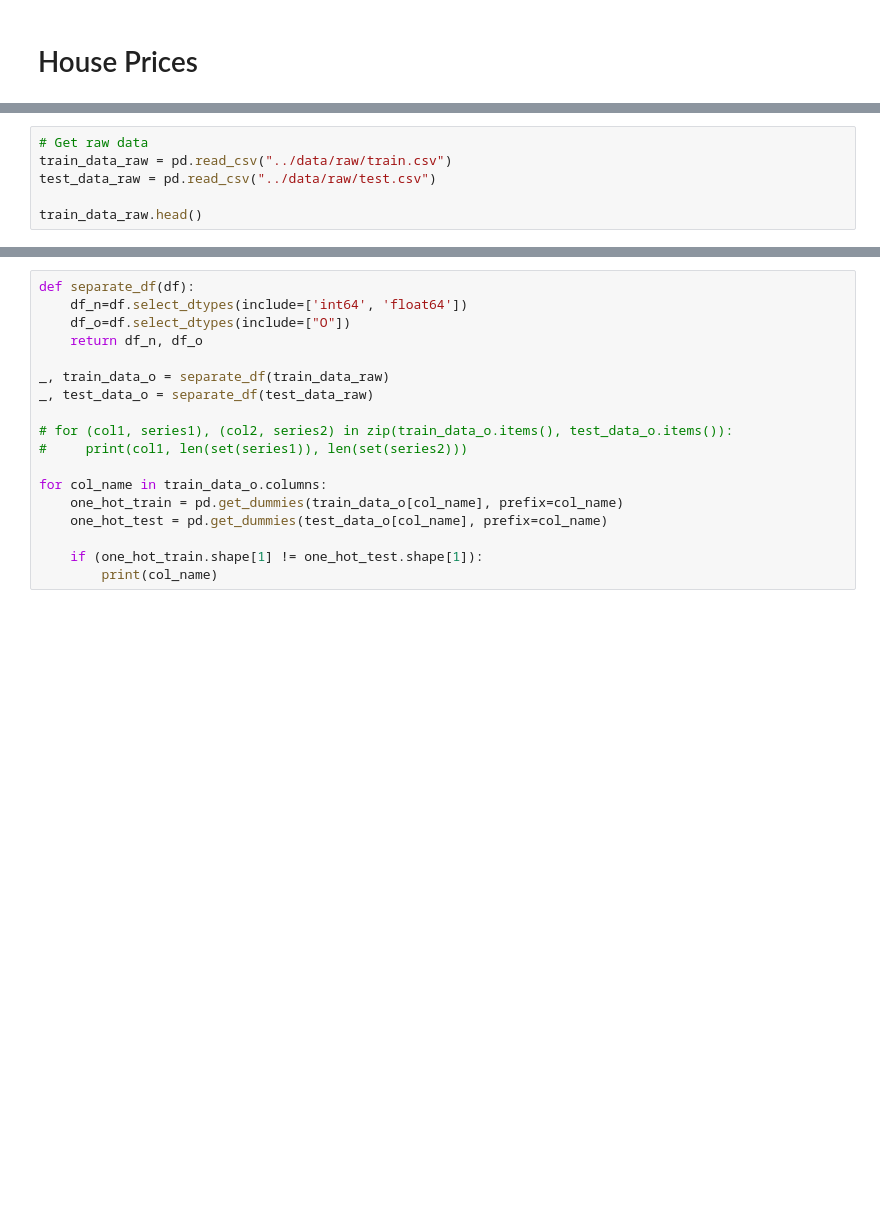
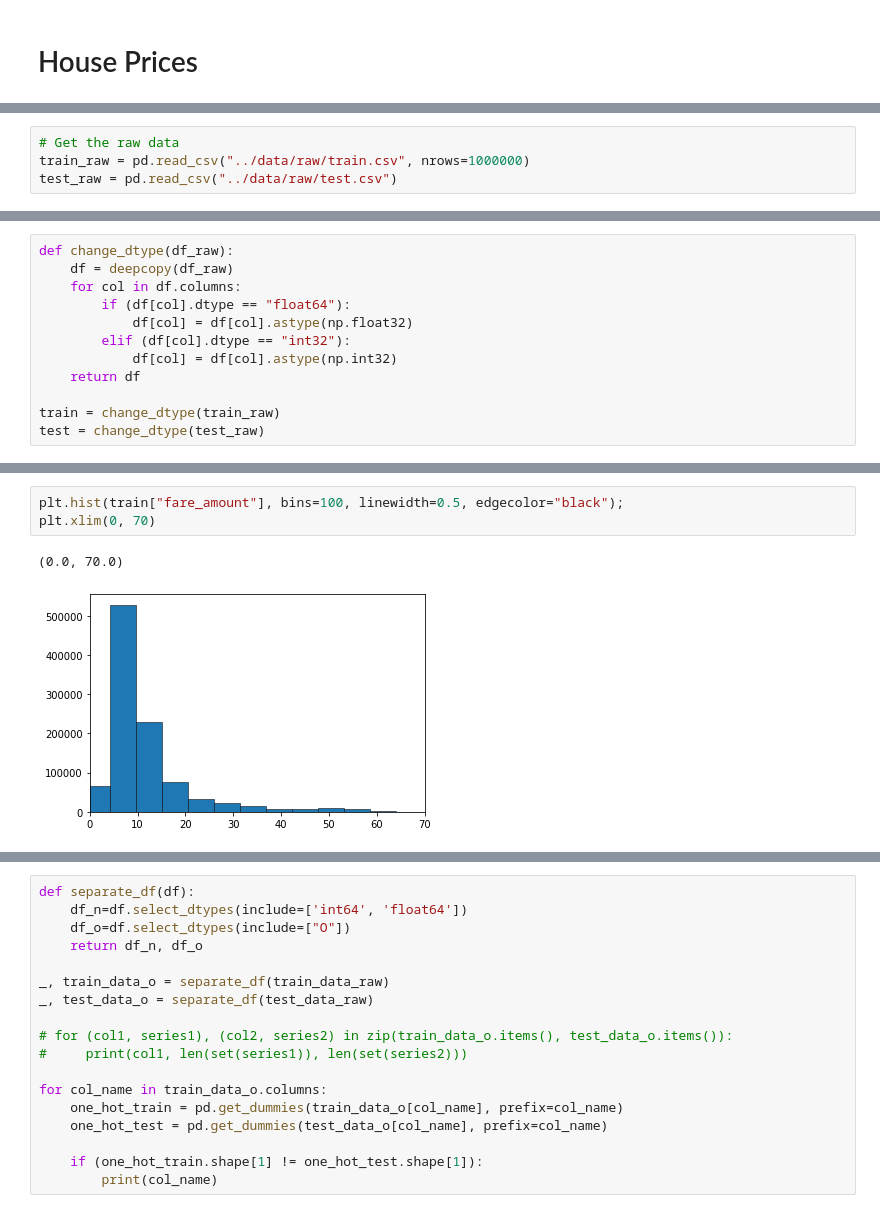
Before and after one commit to junya737/taxi-fare, a Jupyter notebook: scripts/main.ipynb, the cells around one changed output, grey strips where cells are left out. Cells and saved outputs as stored; diff of their text form; blank space fills up the shorter version.

```diff
--- a/scripts/main.ipynb
+++ b/scripts/main.ipynb
@@ -19,6 +35,4 @@ from modules import function
 # %%
-# Get raw data
-train_data_raw = pd.read_csv("../data/raw/train.csv")
-test_data_raw = pd.read_csv("../data/raw/test.csv")
-
-train_data_raw.head()
+# Get the raw data
+train_raw = pd.read_csv("../data/raw/train.csv", nrows=1000000)
+test_raw = pd.read_csv("../data/raw/test.csv")
@@ -76,0 +51,12 @@ memory usage: 924.0+ KB
+# %%
+def change_dtype(df_raw):
+    df = deepcopy(df_raw)
+    for col in df.columns:
+        if (df[col].dtype == "float64"):
+            df[col] = df[col].astype(np.float32)
+        elif (df[col].dtype == "int32"):
+            df[col] = df[col].astype(np.int32)
+    return df
+
+train = change_dtype(train_raw)
+test = change_dtype(test_raw)
@@ -76,0 +75,6 @@ memory usage: 924.0+ KB
+# %%
+plt.hist(train["fare_amount"], bins=100, linewidth=0.5, edgecolor="black");
+plt.xlim(0, 70)
+# %% [output]
+(0.0, 70.0)
+[figure, added]
```
Also changed, not shown: parts of 30 cells of this notebook, 1 other file.
